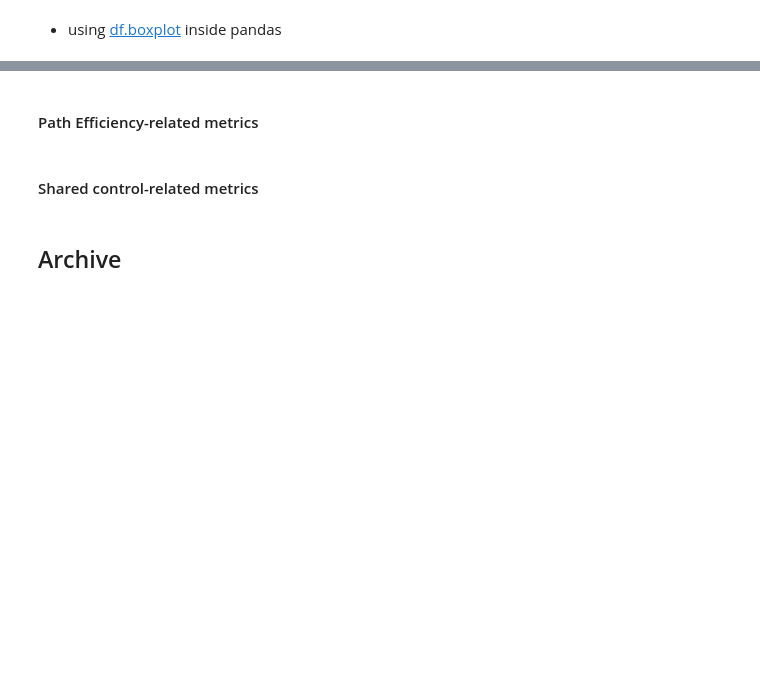
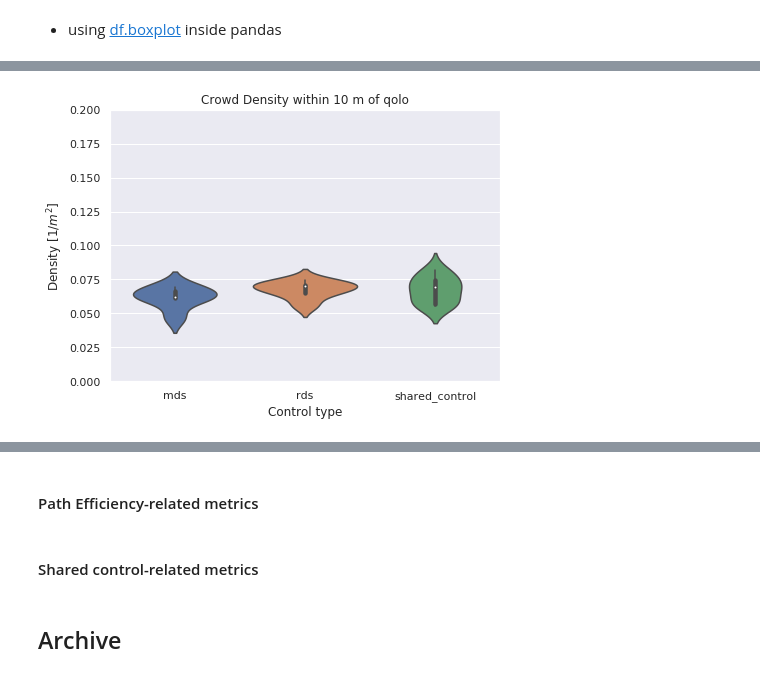
Before and after one commit to epfl-lasa/crowdbot-evaluation-tools, a Jupyter notebook: notebooks/comprehensive_eval.ipynb, the cells around one changed output, grey strips where cells are left out. Saved outputs shown, nothing was run; the diff lists cells and outputs as text; code cells hidden in the pictures; blank space fills up the shorter version.

```diff
--- a/notebooks/comprehensive_eval.ipynb
+++ b/notebooks/comprehensive_eval.ipynb
@@ -183,0 +242,14 @@ plt.show()
+# %%
+fig1, axes1 = plt.subplots(figsize=(7,5))
+
+sns.violinplot(x='control_type',y='avg_crowd_density10', data=crowd_metrics_df_, ax = axes1)
+
+axes1.set_title('Crowd Density within 10 m of qolo')
+axes1.yaxis.grid(True)
+axes1.set_xlabel('Control type')
+axes1.set_ylabel('Density [1/$m^2$]')
+axes1.set_ylim(bottom=0.0, top=0.2)
+
+plt.show()
+# %% [output]
+[figure, added]
```
Also changed, not shown: parts of 13 cells of this notebook.
